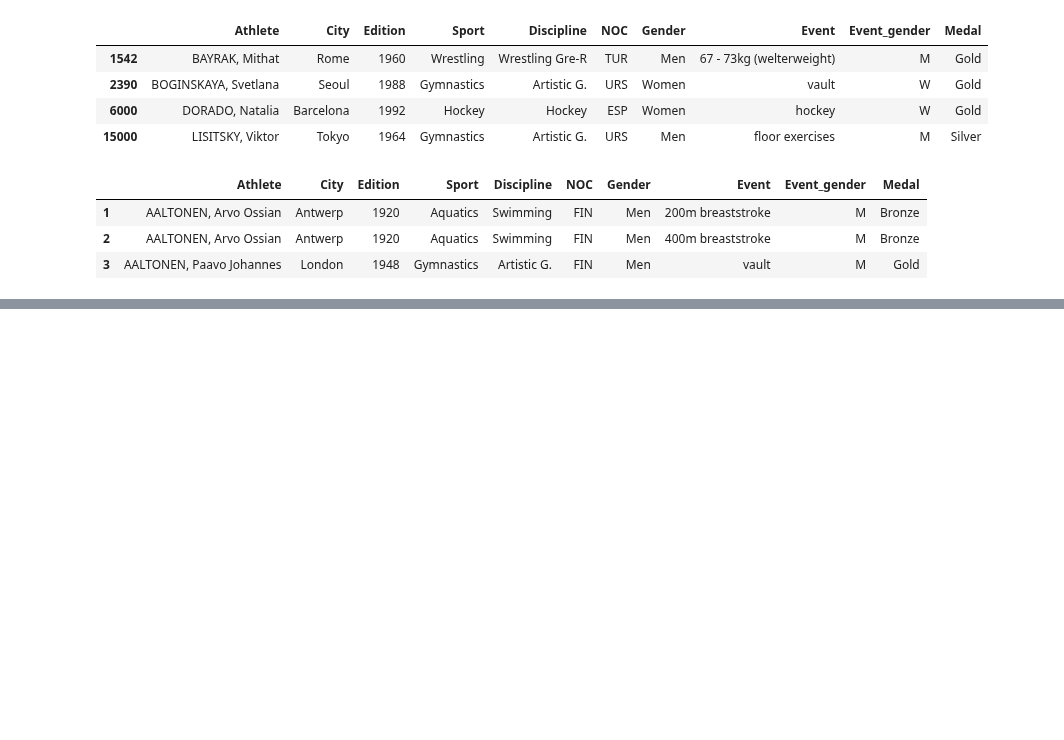
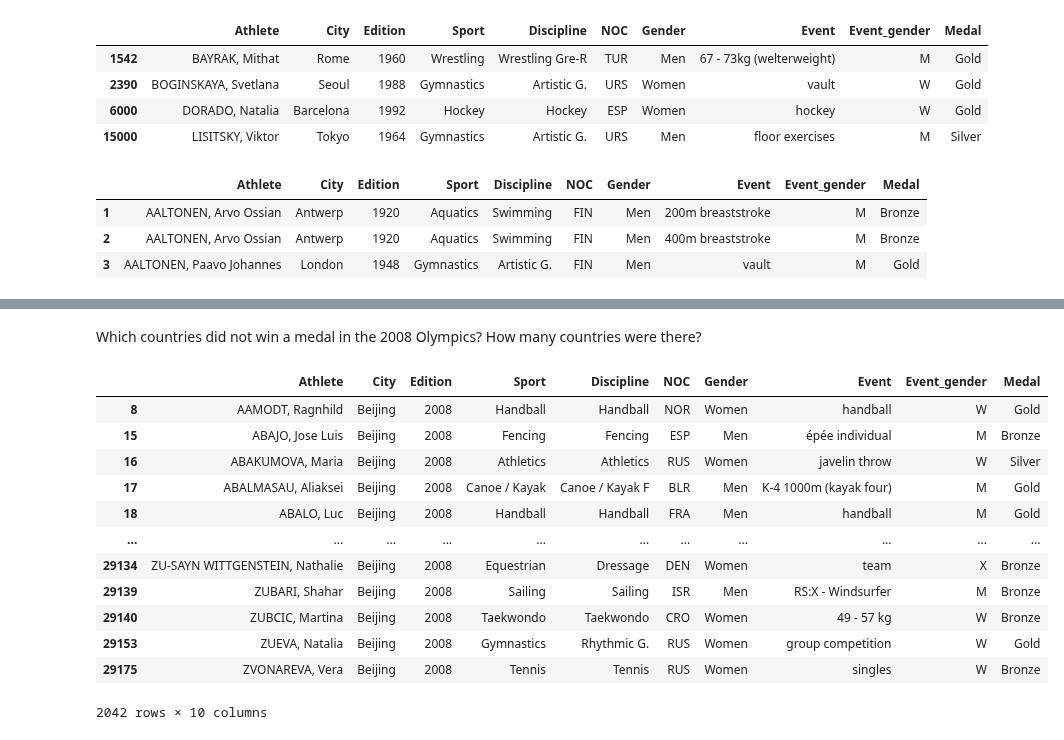
Before and after one commit to dbasdanis/python_practice, a Jupyter notebook: pandas/pandas_doc.ipynb, the cells around one changed output, grey strips where cells are left out. Cells and saved outputs as stored; diff of their text form; code cells hidden in the pictures; blank space fills up the shorter version.

```diff
--- a/pandas/pandas_doc.ipynb
+++ b/pandas/pandas_doc.ipynb
@@ -759,0 +769,19 @@ oo.iloc[1:4]
+# %% [markdown]
+Which countries did not win a medal in the 2008 Olympics? How many countries were there?
+# %%
+lo = oo[oo.Edition==2008]
+lo
+# %% [output]
+|  | Athlete | City | Edition | Sport | Discipline | NOC | Gender | Event | Event_gender | Medal |
+| 8 | AAMODT, Ragnhild | Beijing | 2008 | Handball | Handball | NOR | Women | handball | W | Gold |
+| 15 | ABAJO, Jose Luis | Beijing | 2008 | Fencing | Fencing | ESP | Men | épée individual | M | Bronze |
+| 16 | ABAKUMOVA, Maria | Beijing | 2008 | Athletics | Athletics | RUS | Women | javelin throw | W | Silver |
+| 17 | ABALMASAU, Aliaksei | Beijing | 2008 | Canoe / Kayak | Canoe / Kayak F | BLR | Men | K-4 1000m (kayak four) | M | Gold |
+| 18 | ABALO, Luc | Beijing | 2008 | Handball | Handball | FRA | Men | handball | M | Gold |
+| ... | ... | ... | ... | ... | ... | ... | ... | ... | ... | ... |
+| 29134 | ZU-SAYN WITTGENSTEIN, Nathalie | Beijing | 2008 | Equestrian | Dressage | DEN | Women | team | X | Bronze |
+| 29139 | ZUBARI, Shahar | Beijing | 2008 | Sailing | Sailing | ISR | Men | RS:X - Windsurfer | M | Bronze |
+| 29140 | ZUBCIC, Martina | Beijing | 2008 | Taekwondo | Taekwondo | CRO | Women | 49 - 57 kg | W | Bronze |
+| 29153 | ZUEVA, Natalia | Beijing | 2008 | Gymnastics | Rhythmic G. | RUS | Women | group competition | W | Gold |
+| 29175 | ZVONAREVA, Vera | Beijing | 2008 | Tennis | Tennis | RUS | Women | singles | W | Bronze |
+2042 rows × 10 columns
```
Also changed, not shown: parts of 9 cells of this notebook.
